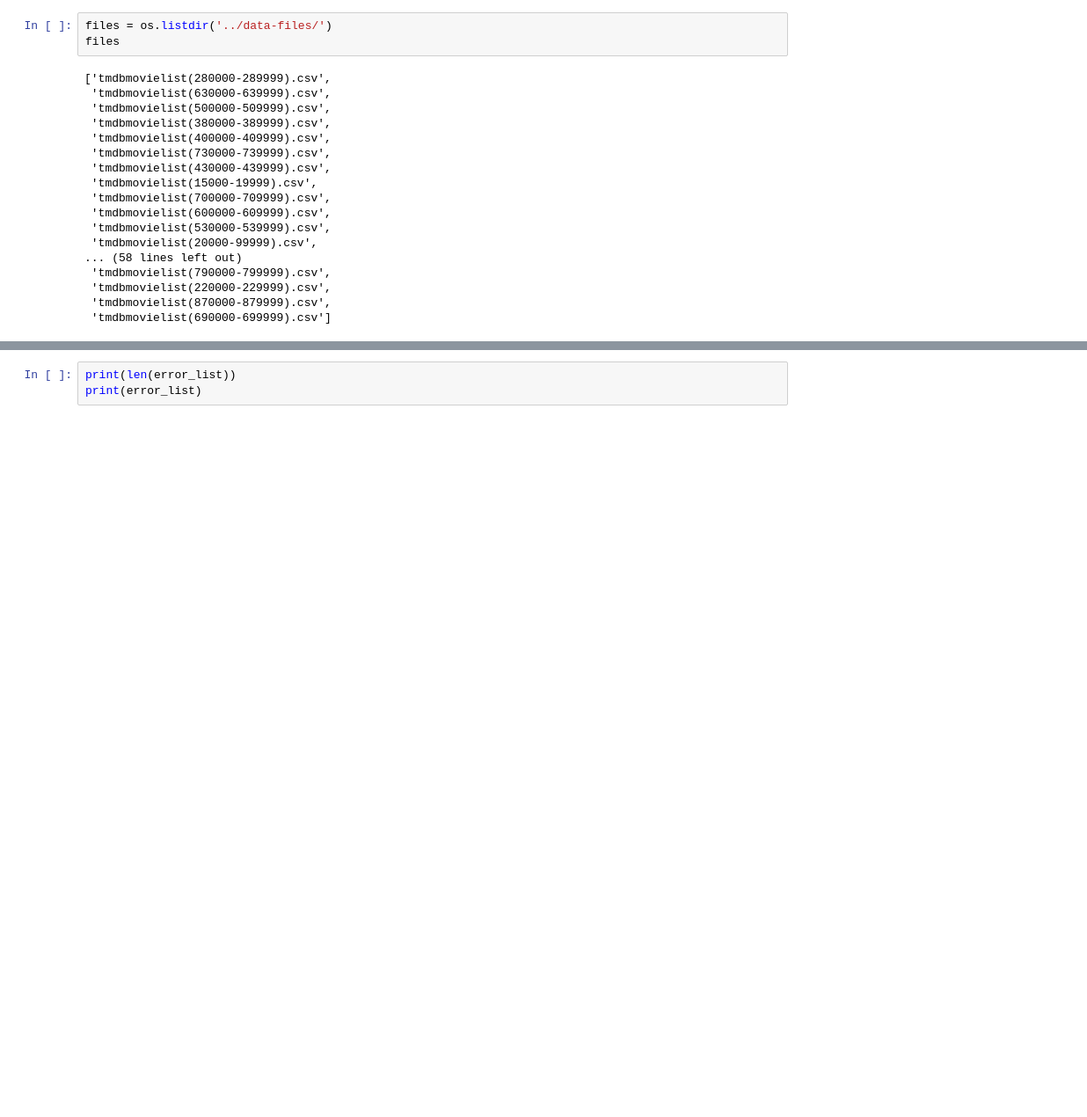
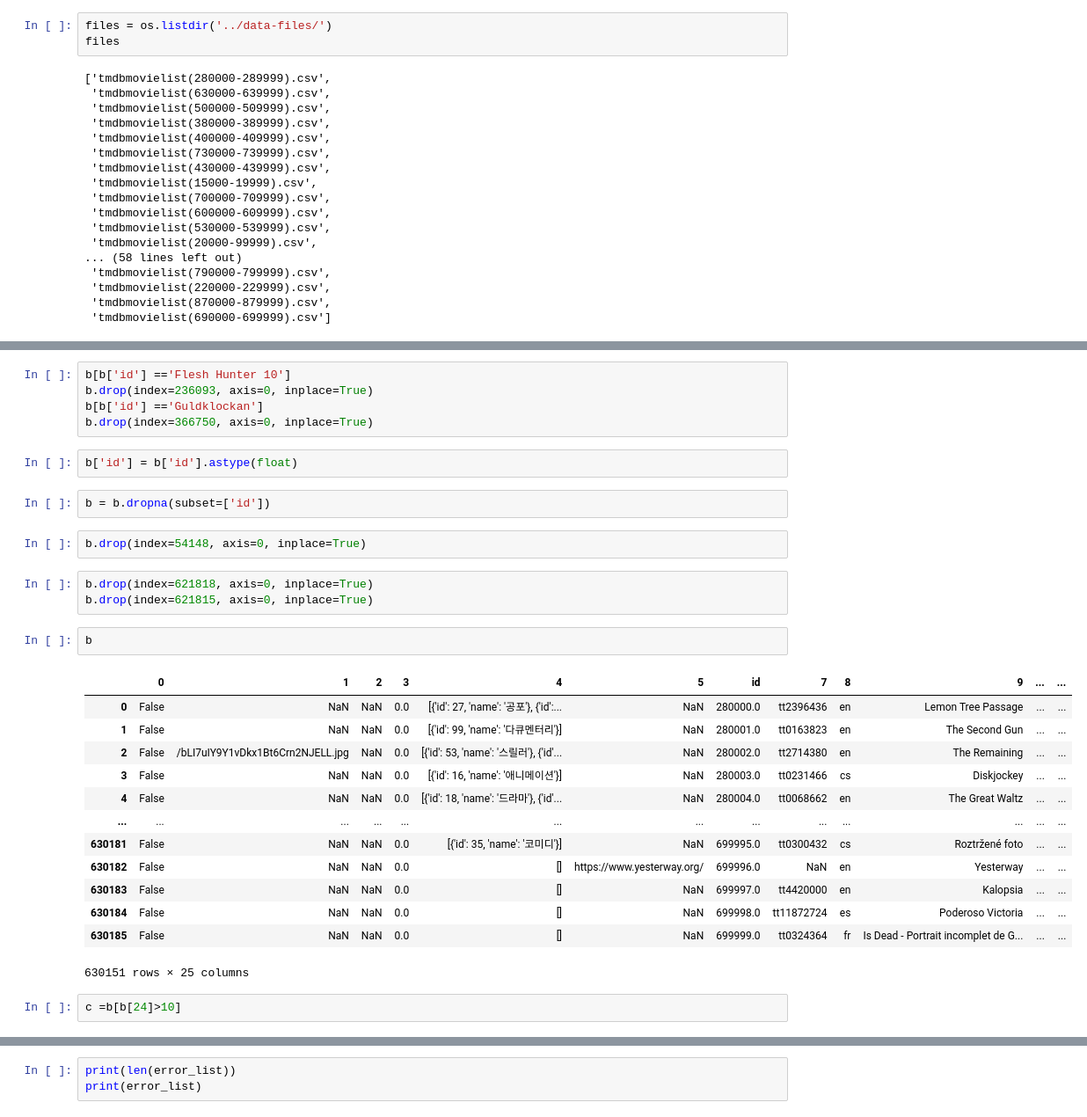
Before and after one commit to seonghun0/project-team3-data, a Jupyter notebook: scripts/insert_movie_data4.ipynb, the cells around one changed output, grey strips where cells are left out. Shown at 88% size. Cells and saved outputs as stored; diff of their text form; blank space fills up the shorter version.

```diff
--- a/scripts/insert_movie_data4.ipynb
+++ b/scripts/insert_movie_data4.ipynb
@@ -94,0 +146,32 @@ tmdbmovielist(690000-699999).csv
+# %%
+b[b['id'] =='Flesh Hunter 10']
+b.drop(index=236093, axis=0, inplace=True)
+b[b['id'] =='Guldklockan']
+b.drop(index=366750, axis=0, inplace=True)
+# %%
+b['id'] = b['id'].astype(float)
+# %%
+b = b.dropna(subset=['id'])
+# %%
+b.drop(index=54148, axis=0, inplace=True)
+# %%
+b.drop(index=621818, axis=0, inplace=True)
+b.drop(index=621815, axis=0, inplace=True)
+# %%
+b
+# %% [output]
+|  | 0 | 1 | 2 | 3 | 4 | 5 | id | 7 | 8 | 9 | ... | ... |
+| 0 | False | NaN | NaN | 0.0 | [{'id': 27, 'name': '공포'}, {'id':... | NaN | 280000.0 | tt2396436 | en | Lemon Tree Passage | ... | ... |
+| 1 | False | NaN | NaN | 0.0 | [{'id': 99, 'name': '다큐멘터리'}] | NaN | 280001.0 | tt0163823 | en | The Second Gun | ... | ... |
+| 2 | False | /bLI7uIY9Y1vDkx1Bt6Crn2NJELL.jpg | NaN | 0.0 | [{'id': 53, 'name': '스릴러'}, {'id'... | NaN | 280002.0 | tt2714380 | en | The Remaining | ... | ... |
+| 3 | False | NaN | NaN | 0.0 | [{'id': 16, 'name': '애니메이션'}] | NaN | 280003.0 | tt0231466 | cs | Diskjockey | ... | ... |
+| 4 | False | NaN | NaN | 0.0 | [{'id': 18, 'name': '드라마'}, {'id'... | NaN | 280004.0 | tt0068662 | en | The Great Waltz | ... | ... |
+| ... | ... | ... | ... | ... | ... | ... | ... | ... | ... | ... | ... | ... |
+| 630181 | False | NaN | NaN | 0.0 | [{'id': 35, 'name': '코미디'}] | NaN | 699995.0 | tt0300432 | cs | Roztržené foto | ... | ... |
+| 630182 | False | NaN | NaN | 0.0 | [] | https://www.yesterway.org/ | 699996.0 | NaN | en | Yesterway | ... | ... |
+| 630183 | False | NaN | NaN | 0.0 | [] | NaN | 699997.0 | tt4420000 | en | Kalopsia | ... | ... |
+| 630184 | False | NaN | NaN | 0.0 | [] | NaN | 699998.0 | tt11872724 | es | Poderoso Victoria | ... | ... |
+| 630185 | False | NaN | NaN | 0.0 | [] | NaN | 699999.0 | tt0324364 | fr | Is Dead - Portrait incomplet de G... | ... | ... |
+630151 rows × 25 columns
+# %%
+c =b[b[24]>10]
```
Also changed, not shown: parts of 13 cells of this notebook.
